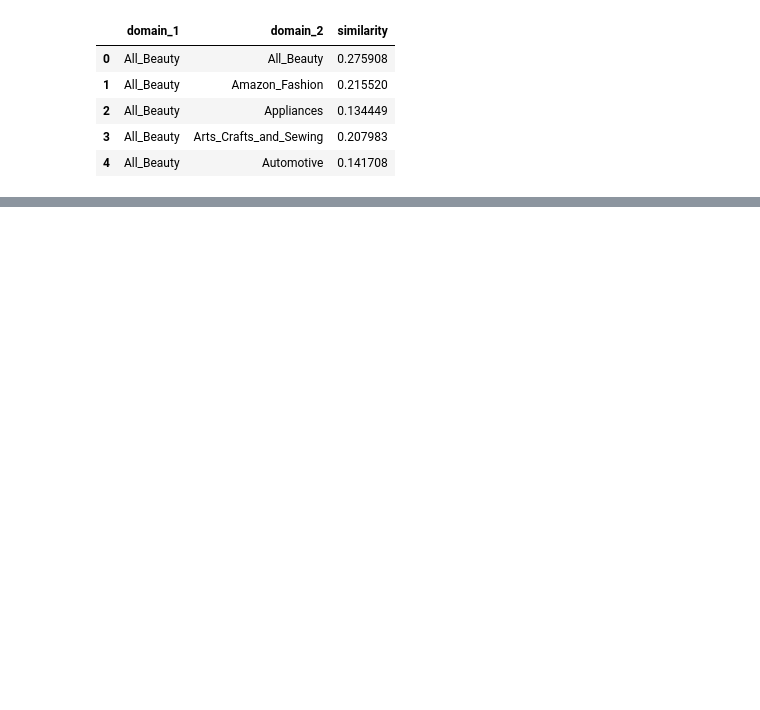
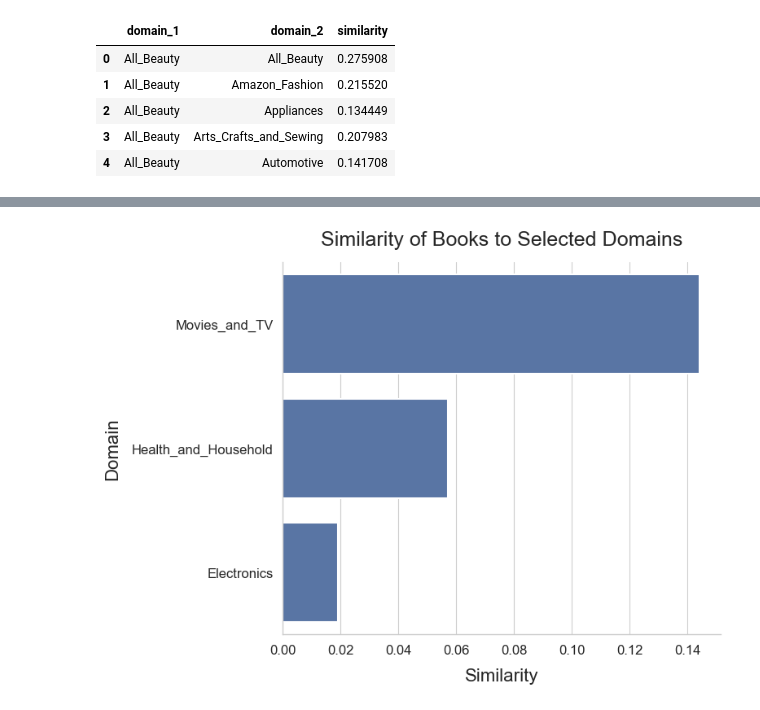
Before and after one commit to niclasclassen/domain-similarity-as-predictor-of-cdr-performance, a Jupyter notebook: visualize_results.ipynb, the cells around one changed output, grey strips where cells are left out. Saved outputs shown, nothing was run; the diff lists cells and outputs as text; code cells hidden in the pictures; blank space fills up the shorter version.

```diff
--- a/visualize_results.ipynb
+++ b/visualize_results.ipynb
@@ -70,0 +100,38 @@ df.head(300)
+# %%
+import matplotlib.pyplot as plt
+import seaborn as sns
+
+# Filter the data for the specified domains
+filtered_df = df[df['domain_2'].isin(['Movies_and_TV', 'Health_and_Household', 'Electronics'])]
+
+# Set the style
+sns.set(style="whitegrid", context="paper", font_scale=1.5)
+
+# Plot the data
+plt.figure(figsize=(8, 6))  # Adjust size to be more compact for print
+barplot = sns.barplot(
+    x='similarity',
+    y='domain_2',
+    data=filtered_df,
+    color='#4C72B0',
+    linewidth=1.5  # Add a border to make bars look thinner
+)
+
+# Add labels and title
+plt.xlabel('Similarity', fontsize=16, labelpad=10)
+plt.ylabel('Domain', fontsize=16, labelpad=10)
+plt.title('Similarity of Books to Selected Domains', fontsize=18, pad=15)
+
+# Customize the ticks
+plt.xticks(fontsize=12)
+plt.yticks(fontsize=12)  # Reduced font size for domain labels
+
+# Remove top and right spines for a clean look
+sns.despine()
+
+# Adjust layout for better spacing
+plt.tight_layout()
+
+plt.show()
+# %% [output]
+[figure, added]
```
Also changed, not shown: parts of 5 cells of this notebook, 22 other files.
